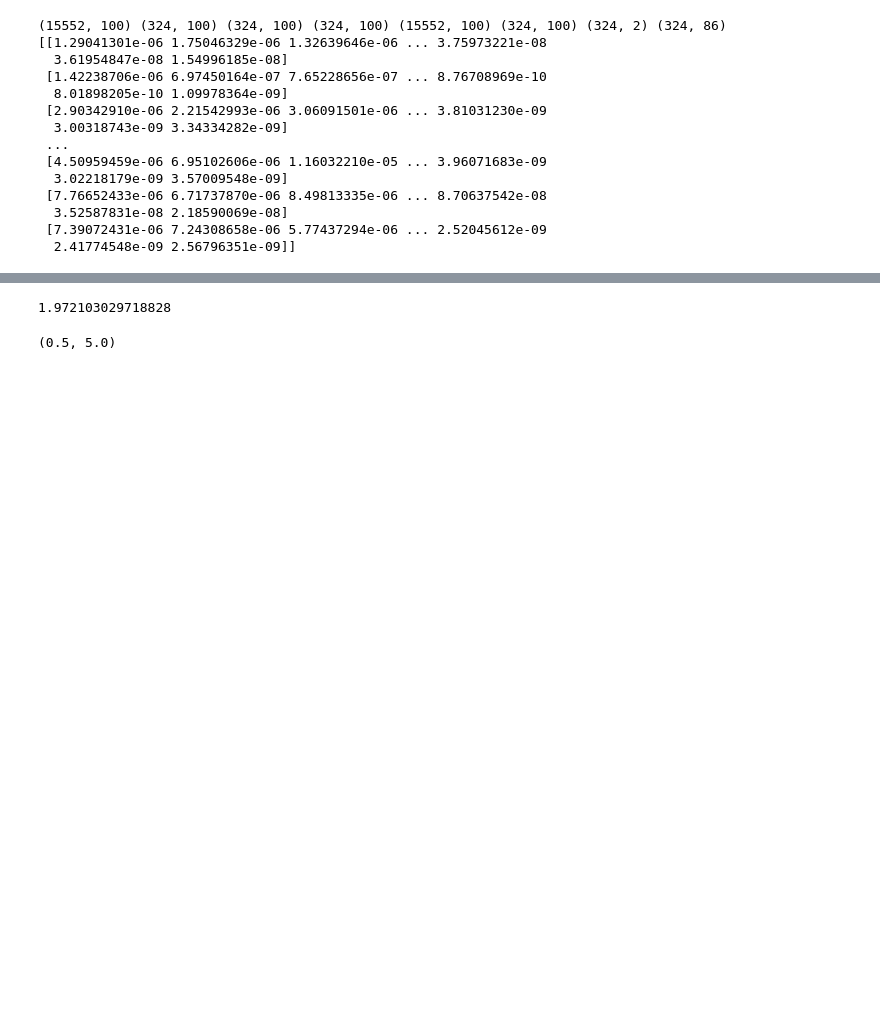
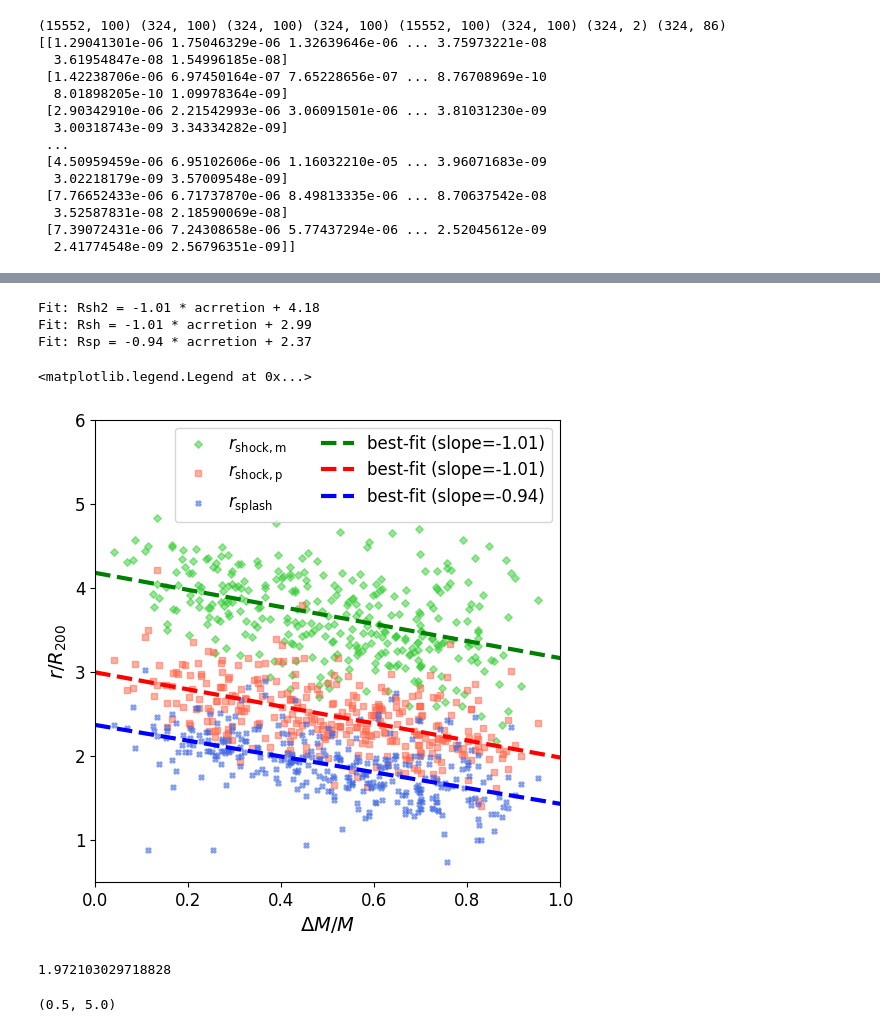
Before and after one commit to ZhangMing-1995/AnalysisTools, a Jupyter notebook: Shock_Radius/TheThreeHundred_3k.ipynb, the cells around one changed output, grey strips where cells are left out. Cells and saved outputs as stored; diff of their text form; code cells hidden in the pictures; blank space fills up the shorter version.

```diff
--- a/Shock_Radius/TheThreeHundred_3k.ipynb
+++ b/Shock_Radius/TheThreeHundred_3k.ipynb
@@ -56,3 +381,70 @@ Gas_entropy = np.median(Gas_entropy_reshaped, axis=1)
+# %%
+redshifts = History[:, 0]
+masses = History[:, 1:]
+interp_func = interp1d(redshifts, masses, axis=0, kind='linear', fill_value="extrapolate")
+mass_z0 = interp_func(0)
+mass_z05 = interp_func(0.5)
+accretion_rate = (mass_z0 - mass_z05) / mass_z0
+
+fig = plt.figure(figsize=(6, 6))
+ax1=fig.add_subplot(1,1,1)
+ax1.scatter(accretion_rate, np.array(Rsh2), marker='D', color='limegreen',s=15, alpha=0.5, label=r'$r_{\rm shock,m}$')
+ax1.scatter(accretion_rate, np.array(Rsh), marker=',', color='tomato',s=15, alpha=0.5, label=r'$r_{\rm shock,p}$')
+ax1.scatter(accretion_rate, np.array(Rsp), marker='X', color='royalblue',s=15, alpha=0.5, label=r'$r_{\rm splash}$')
+
+# ax1.scatter(accretion_rate, np.array(Rsh2), color='limegreen',s=15, alpha=0.6, label=r'$r_{\rm shock}$')
+popt, pcov = curve_fit(linear_model, accretion_rate, Rsh2)
+k_fit, b_fit = popt
+sigma = np.sqrt(np.diag(pcov))  # 参数的标准差（1-sigma 范围）
+# accretion_rate_range = np.linspace(min(accretion_rate), max(accretion_rate), 100)
+accretion_rate_range = np.linspace(0, 2, 100)
+Rsh2_fit = linear_model(accretion_rate_range, k_fit, b_fit)
+Rsh2_fit_upper = linear_model(accretion_rate_range, k_fit + sigma[0], b_fit + sigma[1])
+Rsh2_fit_lower = linear_model(accretion_rate_range, k_fit - sigma[0], b_fit - sigma[1])
+# plt.plot(M200_range, Rsh_fit, label=f'Fit: Rsh = {k_fit:.2f} * Rsp + {b_fit:.2f}', color='red', linestyle='--', linewidth=2)
+plt.plot(accretion_rate_range, Rsh2_fit, color='g', linestyle='--', linewidth=3,label=f'best-fit (slope={k_fit:.2f})')
+print(f'Fit: Rsh2 = {k_fit:.2f} * acrretion + {b_fit:.2f}')
+
+
+popt, pcov = curve_fit(linear_model, accretion_rate, Rsh)
+k_fit, b_fit = popt
+sigma = np.sqrt(np.diag(pcov))  # 参数的标准差（1-sigma 范围）
+# accretion_rate_range = np.linspace(min(accretion_rate), max(accretion_rate), 100)
+accretion_rate_range = np.linspace(0, 2, 100)
+Rsh_fit = linear_model(accretion_rate_range, k_fit, b_fit)
+Rsh_fit_upper = linear_model(accretion_rate_range, k_fit + sigma[0], b_fit + sigma[1])
+Rsh_fit_lower = linear_model(accretion_rate_range, k_fit - sigma[0], b_fit - sigma[1])
+# plt.plot(M200_range, Rsh_fit, label=f'Fit: Rsh = {k_fit:.2f} * Rsp + {b_fit:.2f}', color='red', linestyle='--', linewidth=2)
+plt.plot(accretion_rate_range, Rsh_fit, color='r', linestyle='--', linewidth=3,label=f'best-fit (slope={k_fit:.2f})')
+print(f'Fit: Rsh = {k_fit:.2f} * acrretion + {b_fit:.2f}')
+
+
+# ax1.scatter(accretion_rate, np.array(Rsp), color='royalblue',s=15, alpha=0.6, label=r'$r_{\rm splash}$')
+popt, pcov = curve_fit(linear_model, accretion_rate, Rsp)
+k_fit, b_fit = popt
+sigma = np.sqrt(np.diag(pcov))  # 参数的标准差（1-sigma 范围）
+# accretion_rate_range = np.linspace(min(accretion_rate), max(accretion_rate), 100)
+accretion_rate_range = np.linspace(0, 2, 100)
+Rsp_fit = linear_model(accretion_rate_range, k_fit, b_fit)
+Rsp_fit_upper = linear_model(accretion_rate_range, k_fit + sigma[0], b_fit + sigma[1])
+Rsp_fit_lower = linear_model(accretion_rate_range, k_fit - sigma[0], b_fit - sigma[1])
+# plt.plot(M200_range, Rsp_fit, label=f'Fit: Rsh = {k_fit:.2f} * Rsp + {b_fit:.2f}', color='b', linestyle='--', linewidth=2)
+plt.plot(accretion_rate_range, Rsp_fit, color='b', linestyle='--', linewidth=3,label=f'best-fit (slope={k_fit:.2f})')
+print(f'Fit: Rsp = {k_fit:.2f} * acrretion + {b_fit:.2f}')
+
+plt.tick_params(axis='both', which='major', labelsize=12)
+plt.ylabel(r'$r/R_{200}$', fontsize=14)
+plt.xlabel(r'$\Delta M / M$', fontsize=14)
+plt.xlim(0,1)
+plt.ylim(0.5,6)
+plt.legend(ncols=2, fontsize=12)
+# plt.savefig("./figures/Accretion_radius.png")
+# %% [output]
+Fit: Rsh2 = -1.01 * acrretion + 4.18
+Fit: Rsh = -1.01 * acrretion + 2.99
+Fit: Rsp = -0.94 * acrretion + 2.37
+<matplotlib.legend.Legend at 0x...>
+[figure, added]
 # %%
 # DM density profile
 Rsp=[]
```
Also changed, not shown: parts of 6 cells of this notebook, 1 other file.
